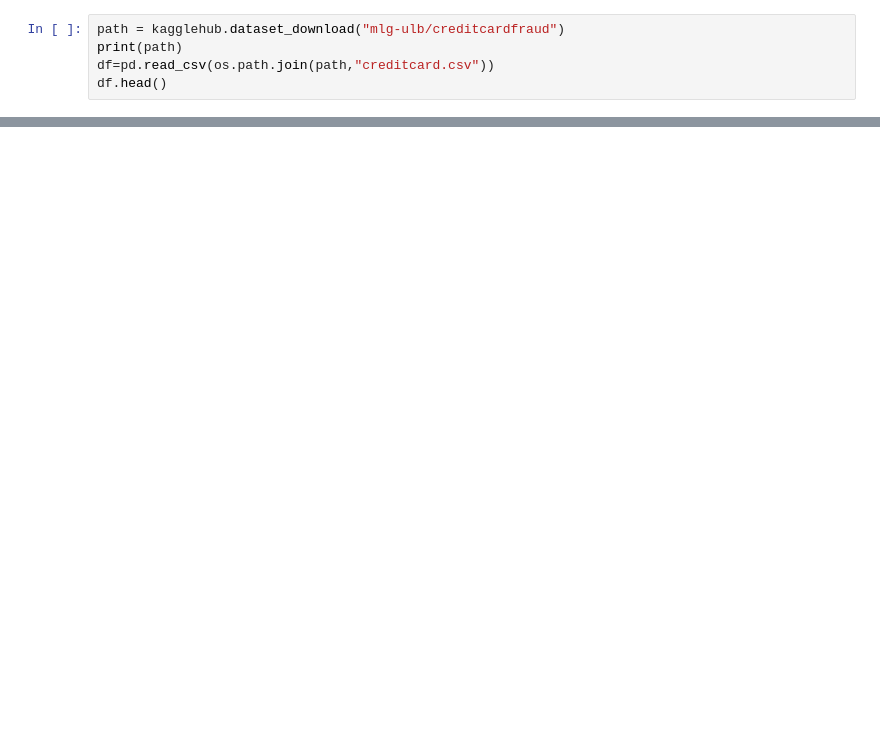
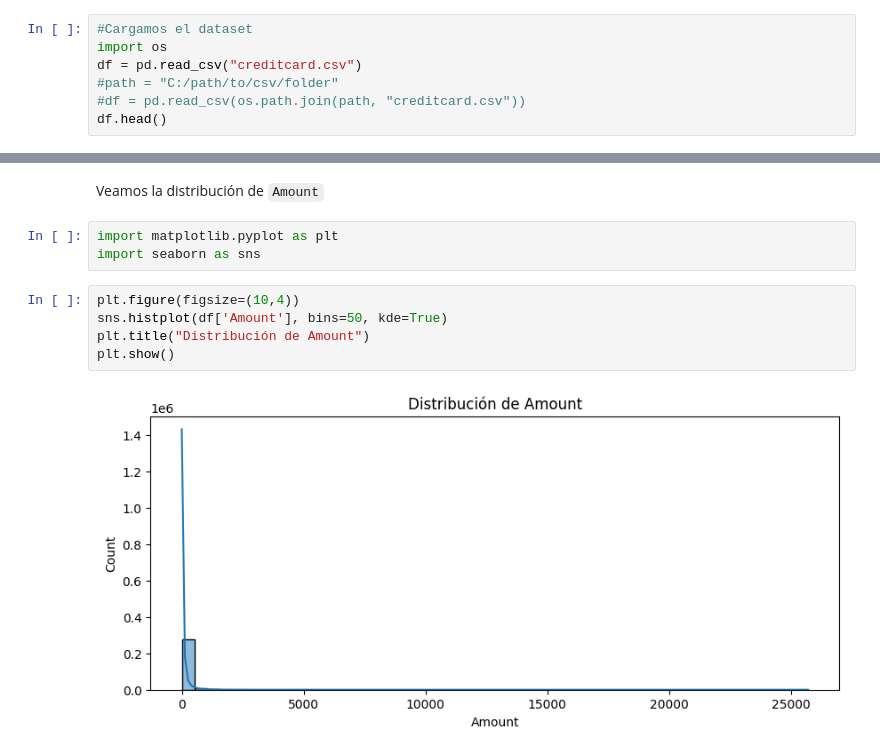
Before and after one commit to angelsosai/Deteccion_de_Anomalias_y_Fraude_en_Transacciones---Diplomado-en-Ciencia-de-datos, a Jupyter notebook: EDA.ipynb, the cells around one changed output, grey strips where cells are left out. Drawn from its saved outputs; the diff is of its cells as text; blank space fills up the shorter version.

````diff
--- a/EDA.ipynb
+++ b/EDA.ipynb
@@ -5,8 +8,10 @@ import pandas as pd
 import kagglehub
 import os
 # %%
-path = kagglehub.dataset_download("mlg-ulb/creditcardfraud")
-print(path)
-df=pd.read_csv(os.path.join(path,"creditcard.csv"))
+#Cargamos el dataset
+import os
+df = pd.read_csv("creditcard.csv")
+#path = "C:/path/to/csv/folder"
+#df = pd.read_csv(os.path.join(path, "creditcard.csv"))
 df.head()
 # %% [output]
@@ -20,0 +108,12 @@ C:\Users\angel\.cache\kagglehub\datasets\mlg-ulb\creditcardfraud\versions\3
+# %% [markdown]
+Veamos la distribución de ```Amount```
+# %%
+import matplotlib.pyplot as plt
+import seaborn as sns
+# %%
+plt.figure(figsize=(10,4))
+sns.histplot(df['Amount'], bins=50, kde=True)
+plt.title("Distribución de Amount")
+plt.show()
+# %% [output]
+[figure, added]
````
Also changed, not shown: parts of 14 cells of this notebook, 1 other file.
